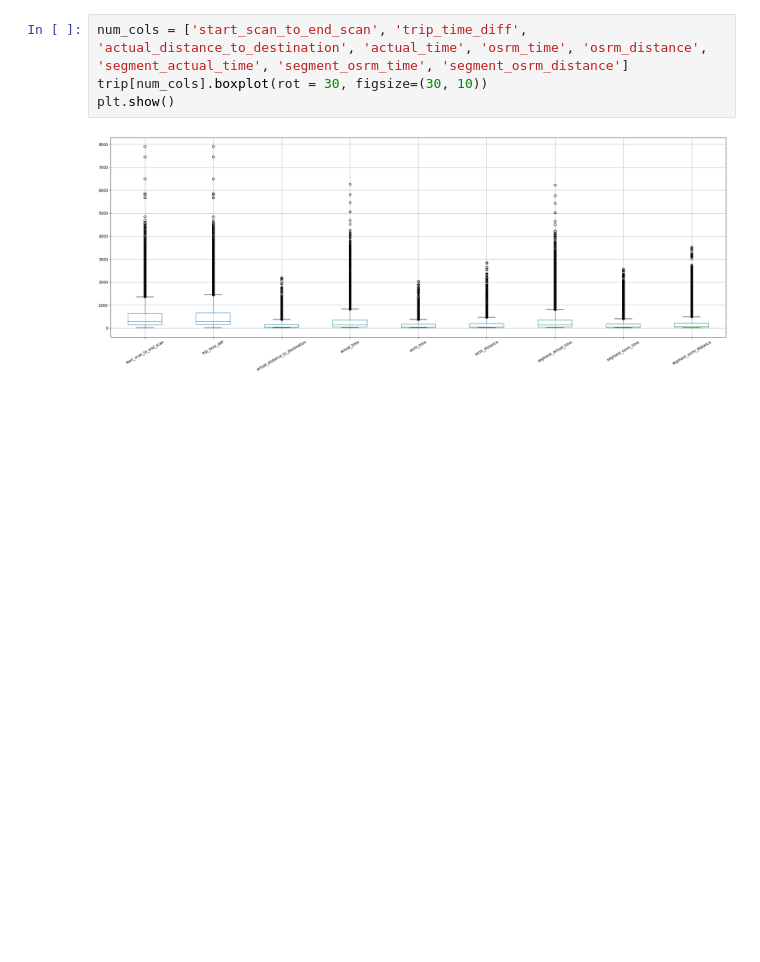
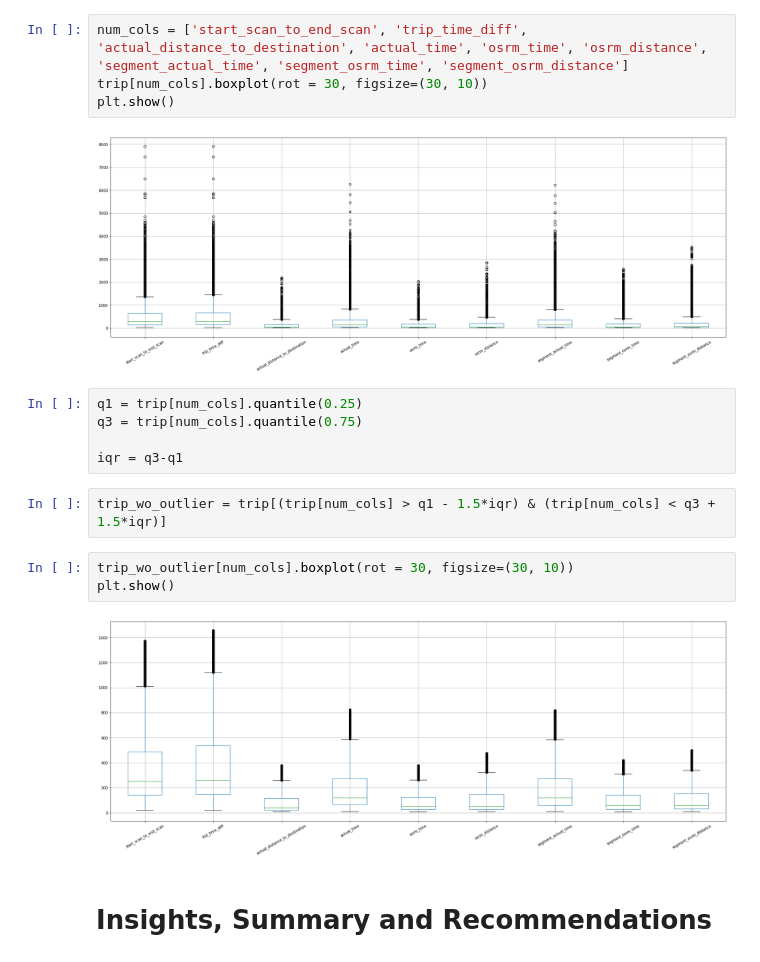
Before and after one commit to 9anubhavtyagi/delhivery_eda, a Jupyter notebook: delhivery_eda.ipynb, the cells around one changed output. Cells and saved outputs as stored; diff of their text form; blank space fills up the shorter version.

Commit message:
Data Analysis and Statistical Testing has been Completed. In addition to that, outliers handling and dataset normalization/standardization has also been completed.

```diff
--- a/delhivery_eda.ipynb
+++ b/delhivery_eda.ipynb
@@ -689,3 +850,17 @@ trip[num_cols].boxplot(rot = 30, figsize=(30, 10))
 plt.show()
 # %% [output]
 [figure]
+# %%
+q1 = trip[num_cols].quantile(0.25)
+q3 = trip[num_cols].quantile(0.75)
+
+iqr = q3-q1
+# %%
+trip_wo_outlier = trip[(trip[num_cols] > q1 - 1.5*iqr) & (trip[num_cols] < q3 + 1.5*iqr)]
+# %%
+trip_wo_outlier[num_cols].boxplot(rot = 30, figsize=(30, 10))
+plt.show()
+# %% [output]
+[figure, added]
+# %% [markdown]
+# Insights, Summary and Recommendations
```
Also changed, not shown: parts of 15 cells of this notebook.
